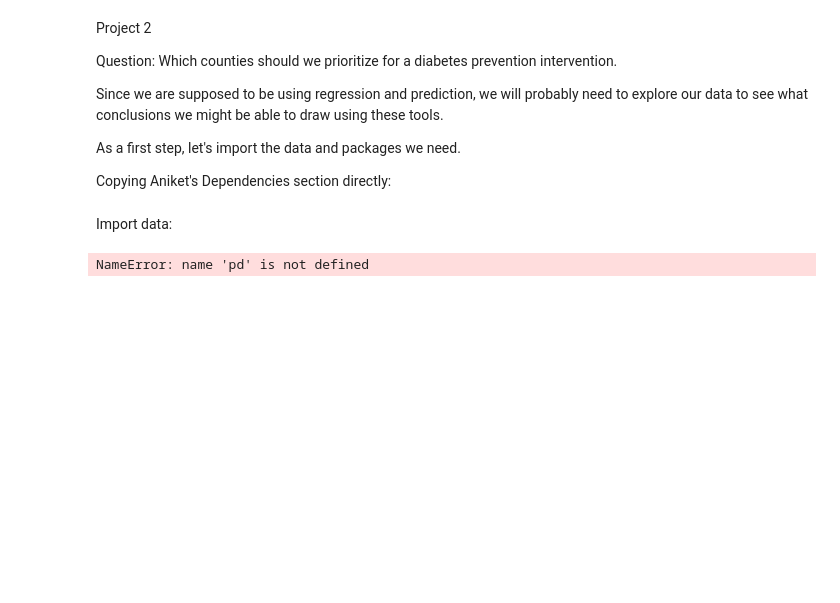
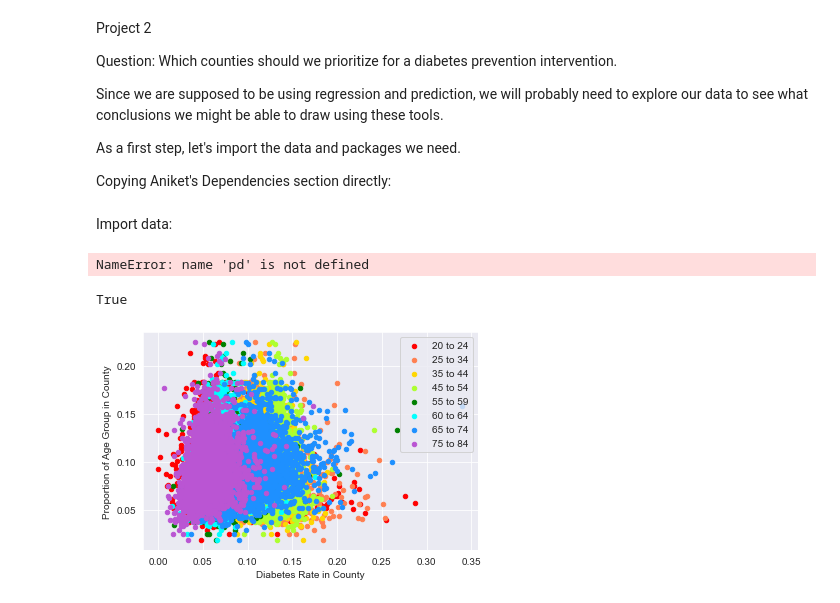
Before and after one commit to ElizabethBreen/CSS_Project2, a Jupyter notebook: project_2_notebook.ipynb, the cells around one changed output. Cells and saved outputs as stored; diff of their text form; code cells hidden in the pictures; blank space fills up the shorter version.

Commit message:
uploading updated project notebook with plots + some policy discussion

```diff
--- a/project_2_notebook.ipynb
+++ b/project_2_notebook.ipynb
@@ -29,0 +34,18 @@ NameError: name 'pd' is not defined
+# %%
+
+ax1 = d_rates.plot(kind='scatter', x='sex and age_total population_20 to 24 years', y='Diabetes_Number', color='r', label = "20 to 24")
+ax2 = d_rates.plot(kind='scatter', x='sex and age_total population_25 to 34 years', y='Diabetes_Number', color='coral', label = "25 to 34", ax=ax1)
+ax3 = d_rates.plot(kind='scatter', x='sex and age_total population_35 to 44 years', y='Diabetes_Number', color='gold', label = "35 to 44", ax=ax1)
+ax4 = d_rates.plot(kind='scatter', x='sex and age_total population_45 to 54 years', y='Diabetes_Number', color='greenyellow', label = "45 to 54", ax=ax1)
+ax5 = d_rates.plot(kind='scatter', x='sex and age_total population_55 to 59 years', y='Diabetes_Number', color='green', label = "55 to 59", ax=ax1)
+ax6 = d_rates.plot(kind='scatter', x='sex and age_total population_60 to 64 years', y='Diabetes_Number', color='aqua', label = "60 to 64", ax=ax1)
+ax7 = d_rates.plot(kind='scatter', x='sex and age_total population_65 to 74 years', y='Diabetes_Number', color='dodgerblue', label = "65 to 74", ax=ax1)
+ax7 = d_rates.plot(kind='scatter', x='sex and age_total population_75 to 84 years', y='Diabetes_Number', color='mediumorchid', label = "75 to 84", ax=ax1)
+
+ax1.set_xlabel("Diabetes Rate in County")
+ax1.set_ylabel("Proportion of Age Group in County")
+
+print(ax1 == ax2 == ax3 == ax4 == ax5 == ax6 == ax7)  # True
+# %% [output]
+True
+[figure, added]
```
Also changed, not shown: parts of 9 cells of this notebook.
